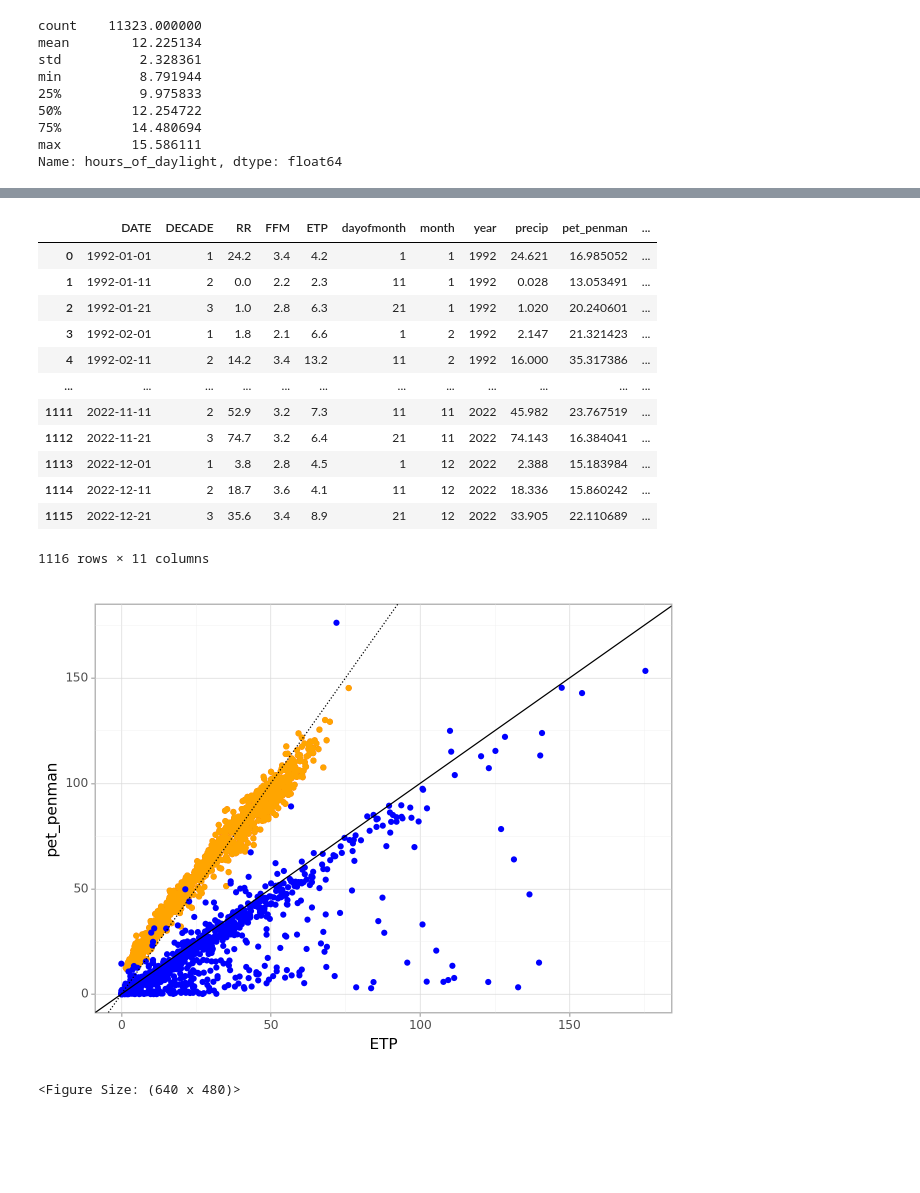
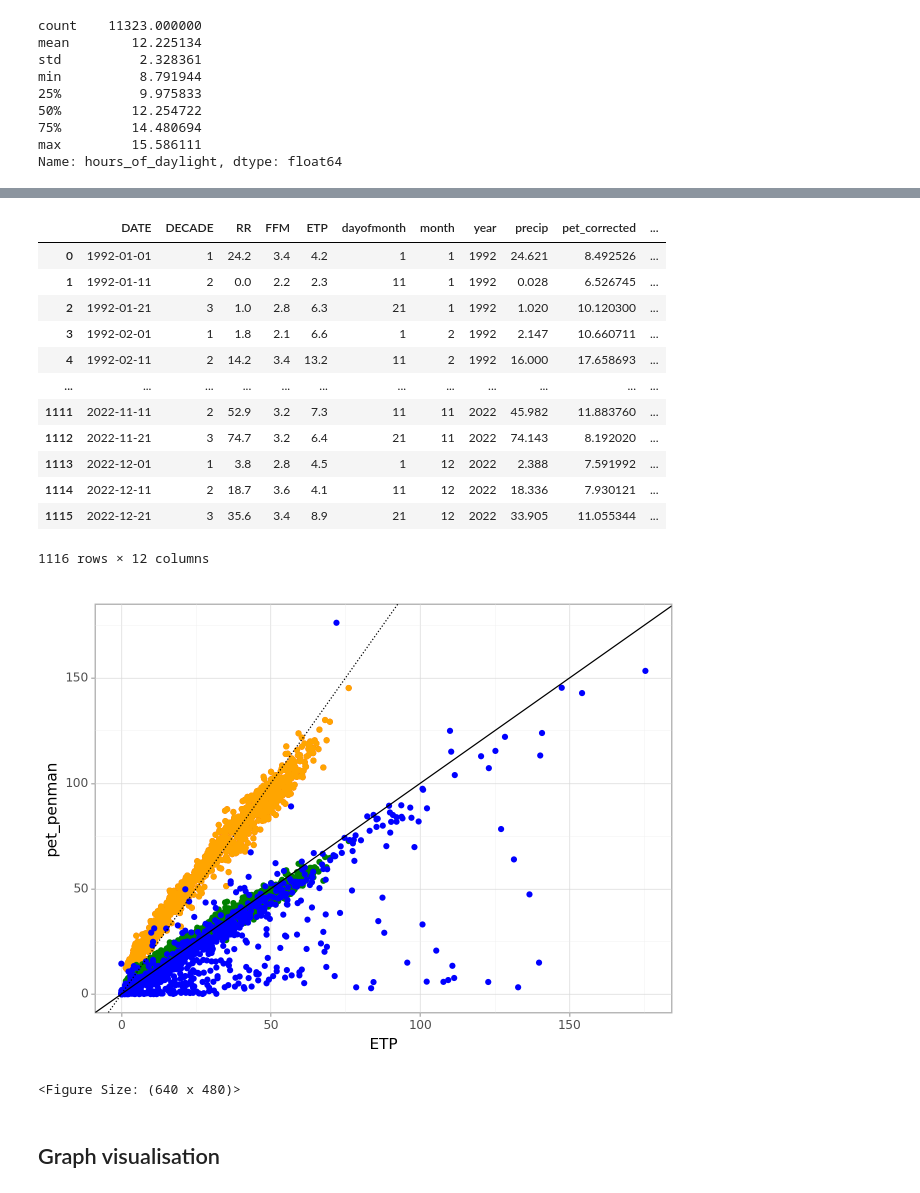
Before and after one commit to Clement-Viguier/naseb, a Jupyter notebook: surfpark_model.ipynb, the cells around one changed output, grey strips where cells are left out. Cells and saved outputs as stored; diff of their text form; code cells hidden in the pictures; blank space fills up the shorter version.

```diff
--- a/surfpark_model.ipynb
+++ b/surfpark_model.ipynb
@@ -90,6 +90,7 @@ meteo_journaliere['dayofmonth'] = meteo_journaliere["datetime"].dt.day
 meteo_journaliere['month'] = meteo_journaliere["datetime"].dt.month
 meteo_journaliere['year'] = meteo_journaliere["datetime"].dt.year
 meteo_journaliere['decade'] = meteo_journaliere["dayofmonth"].apply(decade)
-meteo_j_agg_decadaire = meteo_journaliere.groupby(['month', 'decade', 'year'])[['precip', 'pet_penman', 'pet_kimberly_penman']].sum()
+meteo_journaliere['pet_corrected'] = meteo_journaliere['pet_penman']/2
+meteo_j_agg_decadaire = meteo_journaliere.groupby(['month', 'decade', 'year'])[['precip', 'pet_corrected', 'pet_penman', 'pet_kimberly_penman']].sum()
 meteo_j_agg_decadaire
 # %% [output]
@@ -117,29 +138,32 @@ meteo_decadaire['year'] = meteo_decadaire["DATE"].dt.year
 meteo_decadaire_merged = meteo_decadaire.merge(meteo_j_agg_decadaire, right_index=True, left_on=['month', 'DECADE','year'])
 meteo_decadaire_merged
 # %% [output]
-|  | DATE | DECADE | RR | FFM | ETP | dayofmonth | month | year | precip | pet_penman | ... |
-| 0 | 1992-01-01 | 1 | 24.2 | 3.4 | 4.2 | 1 | 1 | 1992 | 24.621 | 16.985052 | ... |
-| 1 | 1992-01-11 | 2 | 0.0 | 2.2 | 2.3 | 11 | 1 | 1992 | 0.028 | 13.053491 | ... |
-| 2 | 1992-01-21 | 3 | 1.0 | 2.8 | 6.3 | 21 | 1 | 1992 | 1.020 | 20.240601 | ... |
-| 3 | 1992-02-01 | 1 | 1.8 | 2.1 | 6.6 | 1 | 2 | 1992 | 2.147 | 21.321423 | ... |
-| 4 | 1992-02-11 | 2 | 14.2 | 3.4 | 13.2 | 11 | 2 | 1992 | 16.000 | 35.317386 | ... |
+|  | DATE | DECADE | RR | FFM | ETP | dayofmonth | month | year | precip | pet_corrected | ... |
+| 0 | 1992-01-01 | 1 | 24.2 | 3.4 | 4.2 | 1 | 1 | 1992 | 24.621 | 8.492526 | ... |
+| 1 | 1992-01-11 | 2 | 0.0 | 2.2 | 2.3 | 11 | 1 | 1992 | 0.028 | 6.526745 | ... |
+| 2 | 1992-01-21 | 3 | 1.0 | 2.8 | 6.3 | 21 | 1 | 1992 | 1.020 | 10.120300 | ... |
+| 3 | 1992-02-01 | 1 | 1.8 | 2.1 | 6.6 | 1 | 2 | 1992 | 2.147 | 10.660711 | ... |
+| 4 | 1992-02-11 | 2 | 14.2 | 3.4 | 13.2 | 11 | 2 | 1992 | 16.000 | 17.658693 | ... |
 | ... | ... | ... | ... | ... | ... | ... | ... | ... | ... | ... | ... |
-| 1111 | 2022-11-11 | 2 | 52.9 | 3.2 | 7.3 | 11 | 11 | 2022 | 45.982 | 23.767519 | ... |
-| 1112 | 2022-11-21 | 3 | 74.7 | 3.2 | 6.4 | 21 | 11 | 2022 | 74.143 | 16.384041 | ... |
-| 1113 | 2022-12-01 | 1 | 3.8 | 2.8 | 4.5 | 1 | 12 | 2022 | 2.388 | 15.183984 | ... |
-| 1114 | 2022-12-11 | 2 | 18.7 | 3.6 | 4.1 | 11 | 12 | 2022 | 18.336 | 15.860242 | ... |
-| 1115 | 2022-12-21 | 3 | 35.6 | 3.4 | 8.9 | 21 | 12 | 2022 | 33.905 | 22.110689 | ... |
+| 1111 | 2022-11-11 | 2 | 52.9 | 3.2 | 7.3 | 11 | 11 | 2022 | 45.982 | 11.883760 | ... |
+| 1112 | 2022-11-21 | 3 | 74.7 | 3.2 | 6.4 | 21 | 11 | 2022 | 74.143 | 8.192020 | ... |
+| 1113 | 2022-12-01 | 1 | 3.8 | 2.8 | 4.5 | 1 | 12 | 2022 | 2.388 | 7.591992 | ... |
+| 1114 | 2022-12-11 | 2 | 18.7 | 3.6 | 4.1 | 11 | 12 | 2022 | 18.336 | 7.930121 | ... |
+| 1115 | 2022-12-21 | 3 | 35.6 | 3.4 | 8.9 | 21 | 12 | 2022 | 33.905 | 11.055344 | ... |
-1116 rows × 11 columns
+1116 rows × 12 columns
 # %%
 (
     ggplot(meteo_decadaire_merged)
     + geom_point(aes("ETP", 'pet_penman'), colour="red")
     + geom_point(aes("ETP", 'pet_kimberly_penman'), colour="orange")
+    + geom_point(aes("ETP", 'pet_corrected'), colour="green")
     + geom_point(aes("RR", 'precip'), colour="blue")
     + geom_abline()
     + geom_abline(slope=2, linetype="dotted")
     + theme_light()
 )
 # %% [output]
-[figure, old version]
+[figure, new version]
 <Figure Size: (640 x 480)>
+# %% [markdown]
+## Graph visualisation
```
Also changed, not shown: parts of 7 cells of this notebook, 2 other files.
